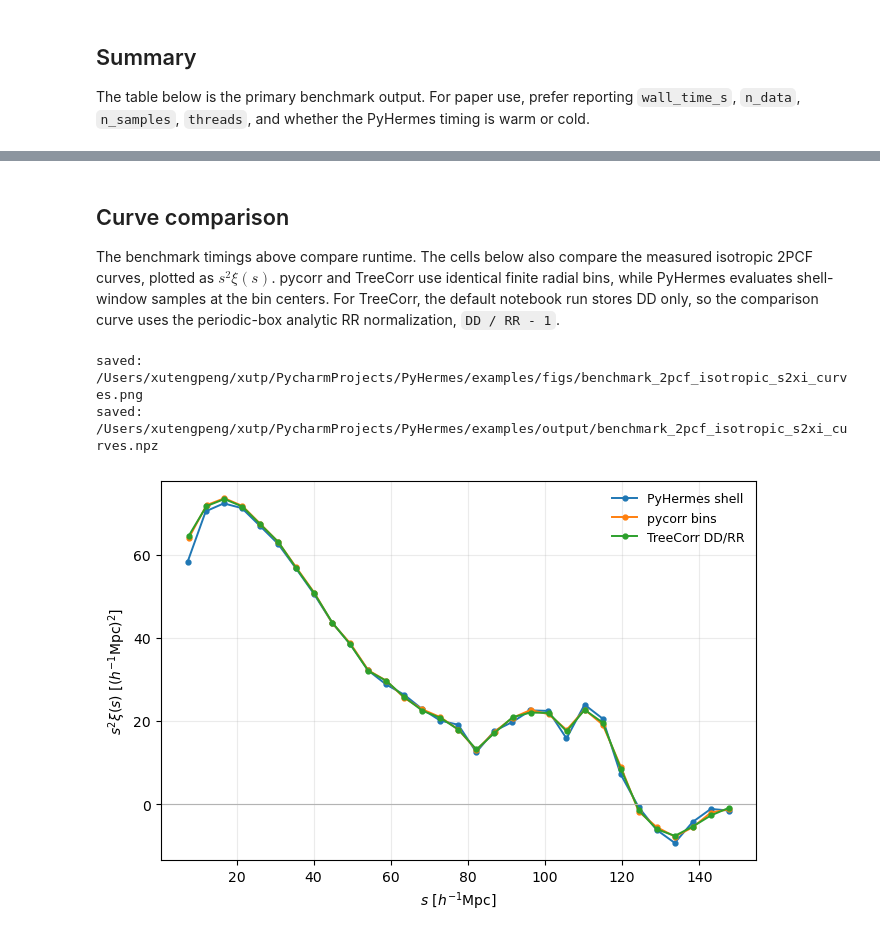
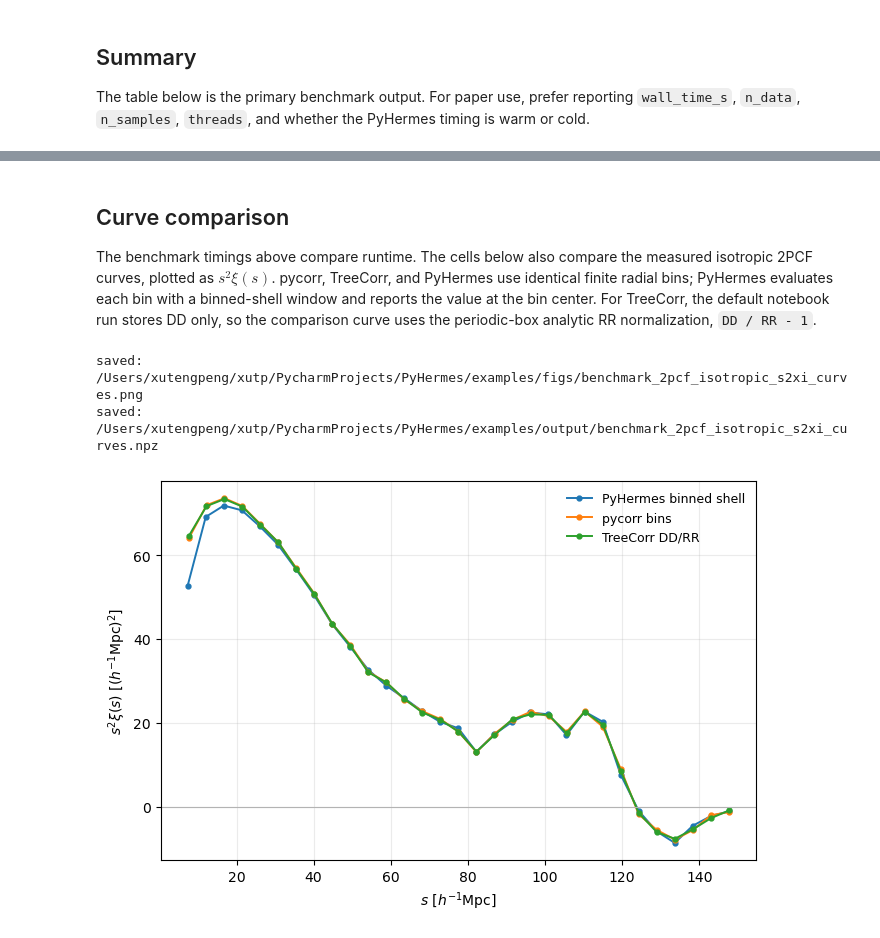
Before and after one commit to SYSUSPA-Projects/PyHermes, a Jupyter notebook: examples/notebooks/benchmark_2pcf_isotropic_compare.ipynb, the cells around one changed output, grey strips where cells are left out. Saved outputs shown, nothing was run; the diff lists cells and outputs as text; code cells hidden in the pictures.

```diff
--- a/examples/notebooks/benchmark_2pcf_isotropic_compare.ipynb
+++ b/examples/notebooks/benchmark_2pcf_isotropic_compare.ipynb
@@ -56,9 +56,8 @@ S_BIN_MIN = 5.0
 S_BIN_MAX = 150.0
 N_BINS = 31
 S_EDGES = np.linspace(S_BIN_MIN, S_BIN_MAX, N_BINS + 1)
-# pycorr and TreeCorr use the same finite radial bins. PyHermes samples shell
-# windows at the corresponding bin centers, so all three curves share nearly
-# the same radial support while keeping their native window definitions.
+# pycorr, TreeCorr, and PyHermes use the same finite radial bins. PyHermes
+# reports the binned-shell measurements at these bin centers for plotting.
 S_SAMPLES = 0.5 * (S_EDGES[:-1] + S_EDGES[1:])
 N_SAMPLES = len(S_SAMPLES)
 
@@ -68,7 +67,7 @@ OUTPUT_DIR = EXAMPLES / 'output'
 FIGS_DIR = EXAMPLES / 'figs'
 BASE_CONVOLS_DATA_PATH = OUTPUT_DIR / 'quijote8000_snap004_sfc.pkl'
 CONVOLS_DATA_PATH = BASE_CONVOLS_DATA_PATH
-PYHERMES_OUTPUT_PATH = OUTPUT_DIR / 'benchmark_pyhermes_2pcf_isotropic.pkl'
+PYHERMES_OUTPUT_PATH = OUTPUT_DIR / 'benchmark_pyhermes_2pcf_isotropic_binned_shell.pkl'
 RESULT_JSON = OUTPUT_DIR / 'benchmark_2pcf_isotropic_compare.json'
 RESULT_CSV = OUTPUT_DIR / 'benchmark_2pcf_isotropic_compare.csv'
 
@@ -81,7 +80,7 @@ TREECORR_RANDOM_FACTOR = 1.0
 
 print('N_SAMPLES =', N_SAMPLES)
 print('bin range =', (float(S_EDGES[0]), float(S_EDGES[-1])))
-print('PyHermes shell-center range =', (float(S_SAMPLES.min()), float(S_SAMPLES.max())))
+print('PyHermes binned-shell center range =', (float(S_SAMPLES.min()), float(S_SAMPLES.max())))
 print('data =', DATA_PATH)
 print('ConvolsData =', CONVOLS_DATA_PATH)
 # %% [output]
@@ -161,7 +160,7 @@ if N_MAX is not None and N_MAX < len(pos):
     # In subset mode, build/read a subset-specific PyHermes field so that all
     # packages benchmark exactly the same catalogue.
     CONVOLS_DATA_PATH = OUTPUT_DIR / f'benchmark_pyhermes_sfc_N{len(pos)}.pkl'
-    PYHERMES_OUTPUT_PATH = OUTPUT_DIR / f'benchmark_pyhermes_2pcf_isotropic_N{len(pos)}.pkl'
+    PYHERMES_OUTPUT_PATH = OUTPUT_DIR / f'benchmark_pyhermes_2pcf_isotropic_binned_shell_N{len(pos)}.pkl'
     RUN_PYHERMES_COLD = True
 else:
     pos = np.ascontiguousarray(pos)
@@ -426,7 +465,7 @@ if not summary.empty:
 # %% [markdown]
 ## Curve comparison
 
-The benchmark timings above compare runtime. The cells below also compare the measured isotropic 2PCF curves, plotted as $s^2\xi(s)$. pycorr and TreeCorr use identical finite radial bins, while PyHermes evaluates shell-window samples at the bin centers. For TreeCorr, the default notebook run stores DD only, so the comparison curve uses the periodic-box analytic RR normalization, `DD / RR - 1`.
+The benchmark timings above compare runtime. The cells below also compare the measured isotropic 2PCF curves, plotted as $s^2\xi(s)$. pycorr, TreeCorr, and PyHermes use identical finite radial bins; PyHermes evaluates each bin with a binned-shell window and reports the value at the bin center. For TreeCorr, the default notebook run stores DD only, so the comparison curve uses the periodic-box analytic RR normalization, `DD / RR - 1`.
 # %%
 from pyhermes.io.corr2pcf import Corr2PCFData
 import matplotlib.pyplot as plt
@@ -477,7 +516,7 @@ def treecorr_curve():
 
 
 curves = {
-    'PyHermes shell': pyhermes_curve(),
+    'PyHermes binned shell': pyhermes_curve(),
     'pycorr bins': pycorr_curve(),
     'TreeCorr DD/RR': treecorr_curve(),
 }
@@ -489,31 +528,31 @@ else:
     fig, ax = plt.subplots(figsize=(6.8, 4.6))
 
     for name, (x, y) in curves.items():
         y_scaled = y * x**2
         ax.plot(x, y_scaled, marker='o', markersize=3.5, linewidth=1.4, label=name)
 
     ax.axhline(0.0, color='0.7', linewidth=0.8)
     ax.set_xlabel(r'$s\ [h^{-1}\mathrm{Mpc}]$')
     ax.set_ylabel(r'$s^2\xi(s)\ [(h^{-1}\mathrm{Mpc})^2]$')
     ax.grid(alpha=0.25)
     ax.legend(frameon=False, fontsize=9)
 
     fig.tight_layout()
     FIGS_DIR.mkdir(parents=True, exist_ok=True)
     OUTPUT_DIR.mkdir(parents=True, exist_ok=True)
     fig_path = FIGS_DIR / 'benchmark_2pcf_isotropic_s2xi_curves.png'
     fig.savefig(fig_path, dpi=200, bbox_inches='tight')
 
     arrays_path = OUTPUT_DIR / 'benchmark_2pcf_isotropic_s2xi_curves.npz'
     np.savez(
         arrays_path,
         **{f'{name.replace(" ", "_").replace("/", "_")}_s': curve[0] for name, curve in curves.items()},
         **{f'{name.replace(" ", "_").replace("/", "_")}_xi': curve[1] for name, curve in curves.items()},
     )
     print('saved:', fig_path)
     print('saved:', arrays_path)
     plt.show()
 # %% [output]
 saved: /Users/xutengpeng/xutp/PycharmProjects/PyHermes/examples/figs/benchmark_2pcf_isotropic_s2xi_curves.png
 saved: /Users/xutengpeng/xutp/PycharmProjects/PyHermes/examples/output/benchmark_2pcf_isotropic_s2xi_curves.npz
-[figure, old version]
+[figure, new version]
```
Also changed, not shown: parts of 11 cells of this notebook.
